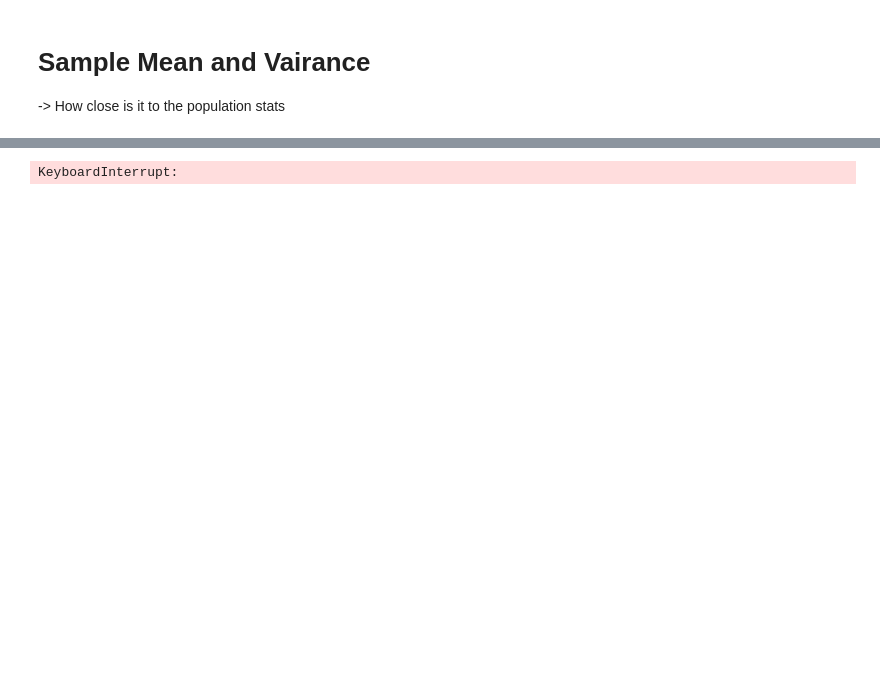
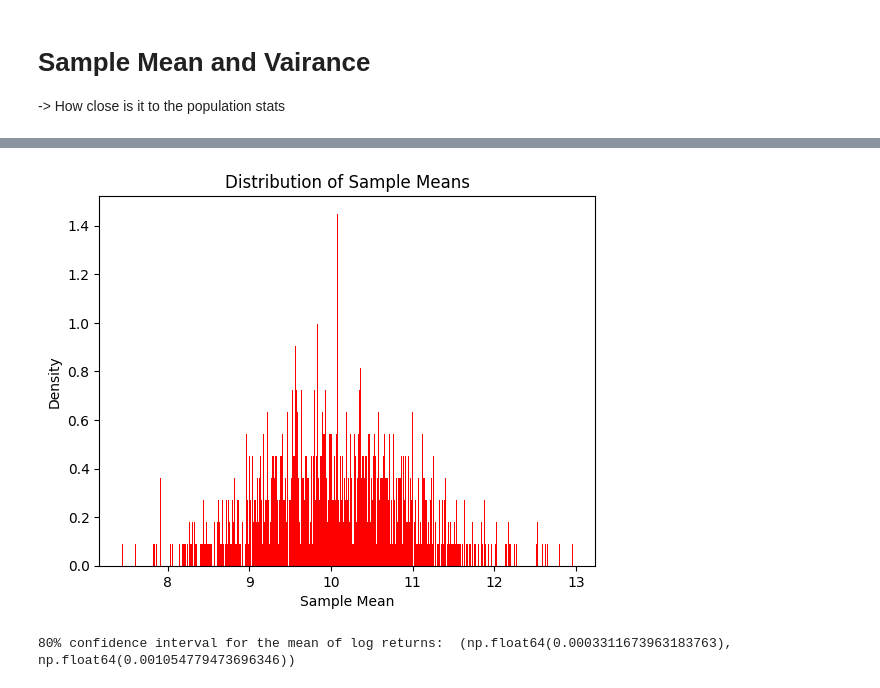
Before and after one commit to DinYeo/CourseraHKU, a Jupyter notebook: Module 3.ipynb, the cells around one changed output, grey strips where cells are left out. Cells and saved outputs as stored; diff of their text form; code cells hidden in the pictures; blank space fills up the shorter version.

```diff
--- a/Module 3.ipynb
+++ b/Module 3.ipynb
@@ -65,16 +70,20 @@ dtype: float64
 meanlist = []
 varlist = []
 for i in range(1000):
-    Estsample = pd.DataFrame(np.random.normal(10, 5, size=30))
-    meanlist.append(Estsample.mean())
-    varlist.append(Estsample.var(ddof=1))
+    sample = pd.DataFrame(np.random.normal(10, 5, size=30))
+    meanlist.append(sample[0].mean())
+    varlist.append(sample[0].var(ddof=1))
 
 collection = pd.DataFrame()
 collection['mean'] = meanlist
 collection['variance'] = varlist
 
-collection['mean'].hist(bins=500,normed=True)
-
 # Save a list of 1000 means and variances after taking 30 samples from a normal distribution with mean 10 and std 5
-# %% [output]
-KeyboardInterrupt:
+# %%
+plt.hist(collection['mean'], bins=500, density=True, color='r')
+plt.title('Distribution of Sample Means')
+plt.xlabel('Sample Mean')
+plt.ylabel('Density')
+plt.show()
+# %% [output]
+[figure, added]
@@ -80,0 +99,6 @@ KeyboardInterrupt:
+# %%
+interval_left = sample_mean + z_left * sample_std
+interval_right = sample_mean + z_right * sample_std
+print("80% confidence interval for the mean of log returns: ", (interval_left, interval_right))
+# %% [output]
+80% confidence interval for the mean of log returns:  (np.float64(0.0003311673963183763), np.float64(0.001054779473696346))
```
Also changed, not shown: parts of 9 cells of this notebook.
